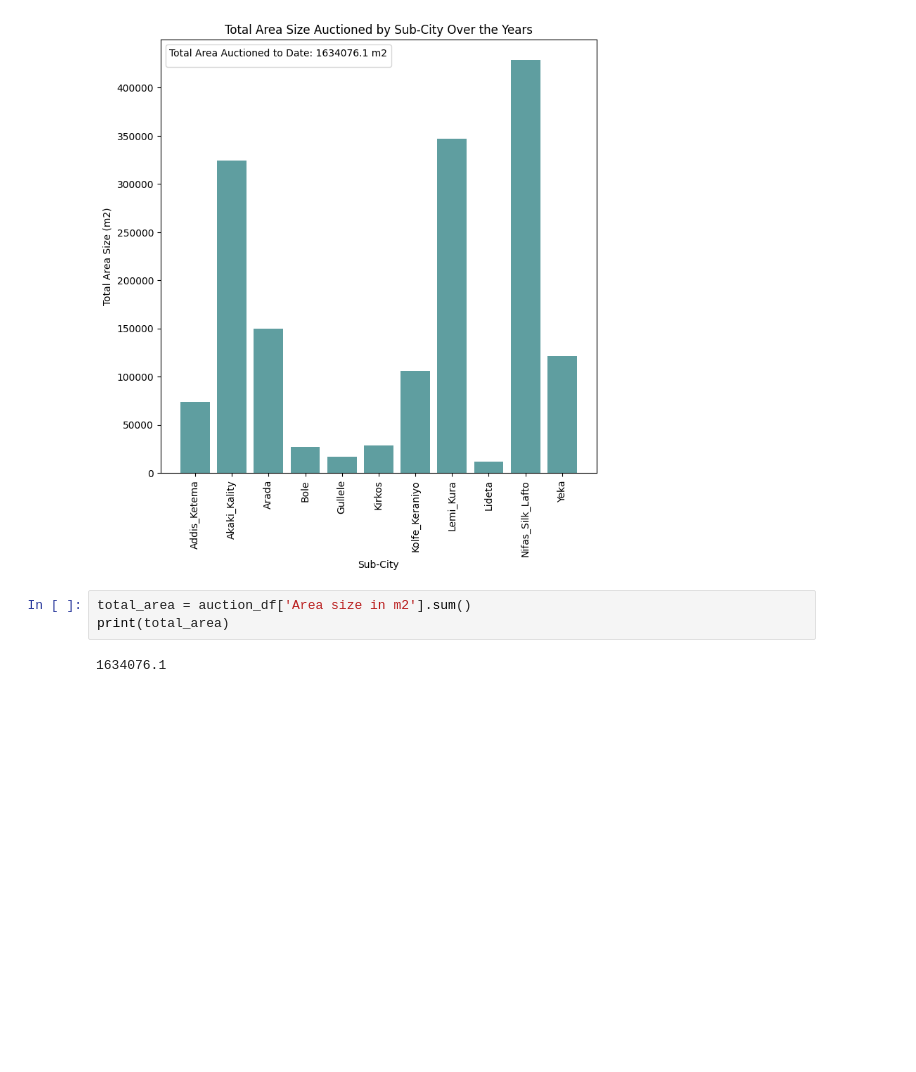
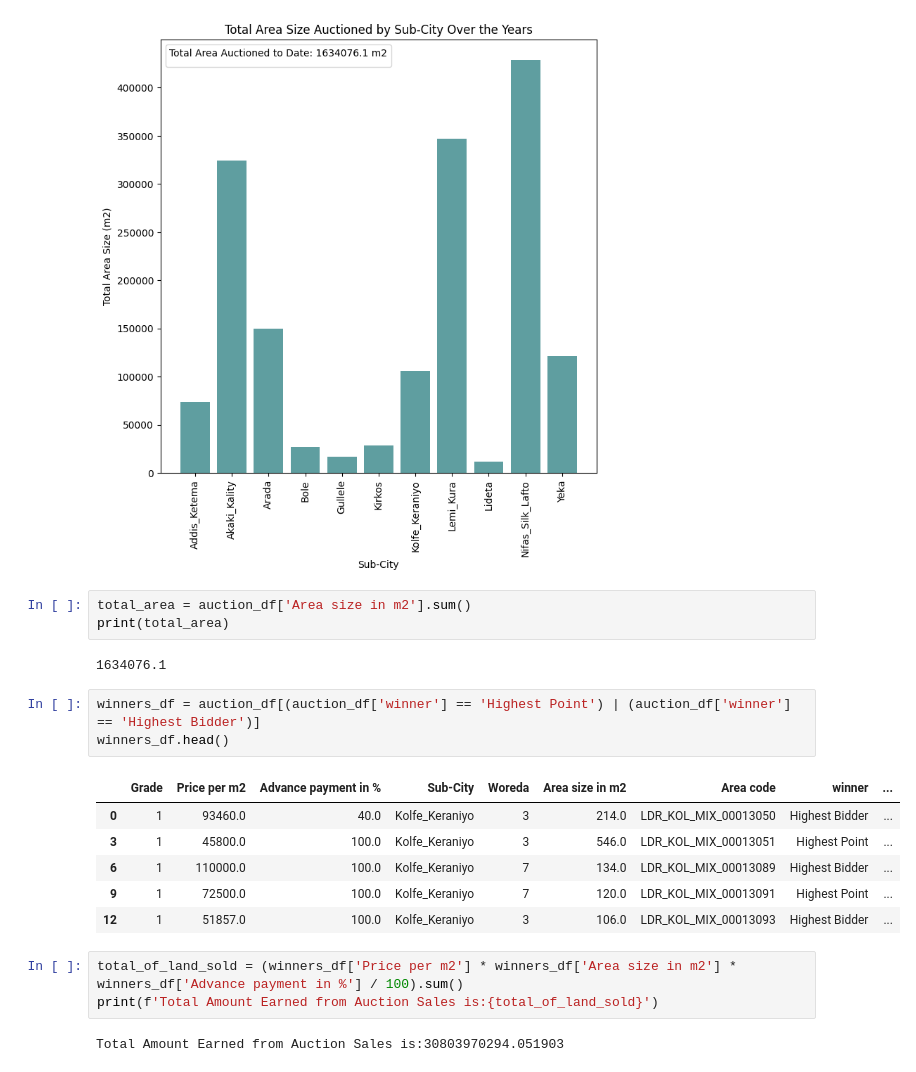
Before and after one commit to Solhemi/Land_auction_price_prediction_model_in_Addis, a Jupyter notebook: land_auction_price_prediction_model.ipynb, the cells around one changed output. Drawn from its saved outputs; the diff is of its cells as text; blank space fills up the shorter version.

```diff
--- a/land_auction_price_prediction_model.ipynb
+++ b/land_auction_price_prediction_model.ipynb
@@ -214,3 +214,18 @@ total_area = auction_df['Area size in m2'].sum()
 print(total_area)
 # %% [output]
 1634076.1
+# %%
+winners_df = auction_df[(auction_df['winner'] == 'Highest Point') | (auction_df['winner'] == 'Highest Bidder')]
+winners_df.head()
+# %% [output]
+|  | Grade | Price per m2 | Advance payment in % | Sub-City | Woreda | Area size in m2 | Area code | winner | ... |
+| 0 | 1 | 93460.0 | 40.0 | Kolfe_Keraniyo | 3 | 214.0 | LDR_KOL_MIX_00013050 | Highest Bidder | ... |
+| 3 | 1 | 45800.0 | 100.0 | Kolfe_Keraniyo | 3 | 546.0 | LDR_KOL_MIX_00013051 | Highest Point | ... |
+| 6 | 1 | 110000.0 | 100.0 | Kolfe_Keraniyo | 7 | 134.0 | LDR_KOL_MIX_00013089 | Highest Bidder | ... |
+| 9 | 1 | 72500.0 | 100.0 | Kolfe_Keraniyo | 7 | 120.0 | LDR_KOL_MIX_00013091 | Highest Point | ... |
+| 12 | 1 | 51857.0 | 100.0 | Kolfe_Keraniyo | 3 | 106.0 | LDR_KOL_MIX_00013093 | Highest Bidder | ... |
+# %%
+total_of_land_sold = (winners_df['Price per m2'] * winners_df['Area size in m2'] * winners_df['Advance payment in %'] / 100).sum()
+print(f'Total Amount Earned from Auction Sales is:{total_of_land_sold}')
+# %% [output]
+Total Amount Earned from Auction Sales is:30803970294.051903
```
Also changed, not shown: parts of 1 cell of this notebook.
